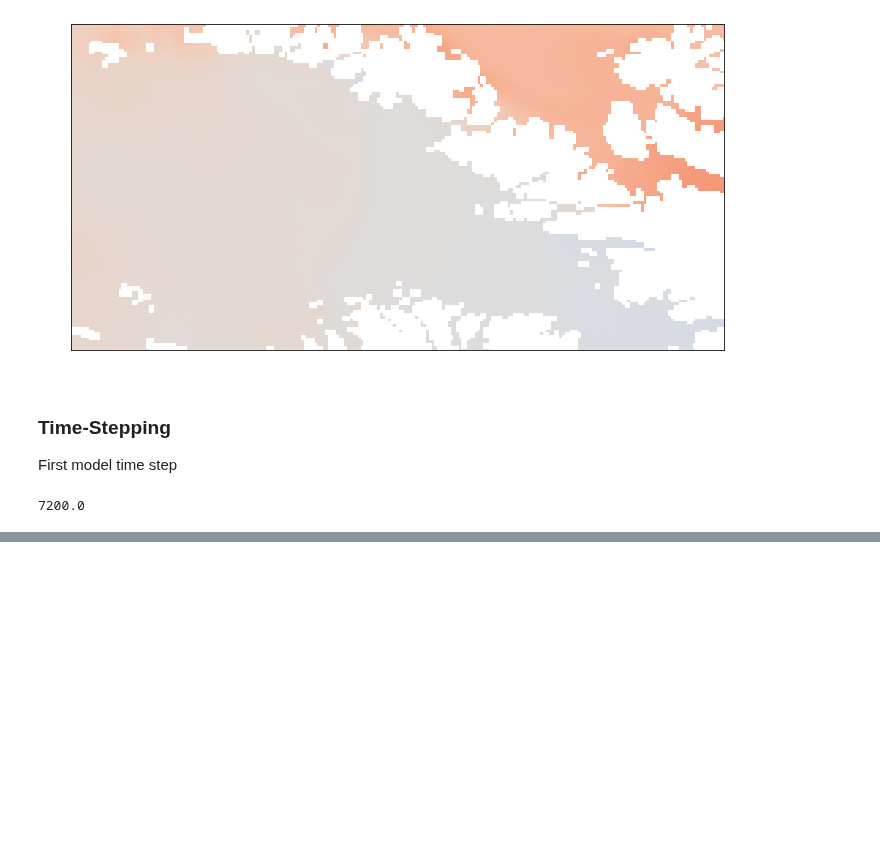
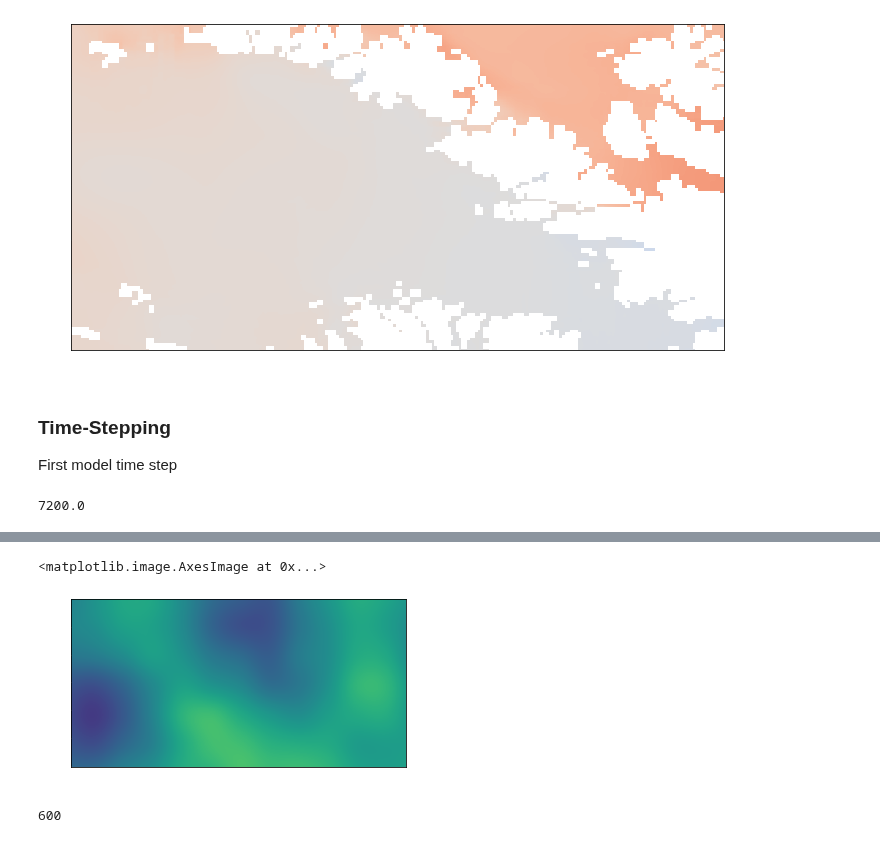
Before and after one commit to sintefmath/multilevelDA, a Jupyter notebook: notebooks/MultiResSim.ipynb, the cells around one changed output, grey strips where cells are left out. Saved outputs shown, nothing was run; the diff lists cells and outputs as text; code cells hidden in the pictures; blank space fills up the shorter version.

```diff
--- a/notebooks/MultiResSim.ipynb
+++ b/notebooks/MultiResSim.ipynb
@@ -370,0 +175,13 @@ pert_hv = hv_pert.download(sim.gpu_stream)
+# %%
+fine_loc = np.round(np.array(loc)*sim.dx/fine_dx, 3)
+fine_y0 = fine_loc[0][0]
+fine_x0 = fine_loc[0][1]
+fine_eta_pert = (1 - fine_x0%1 - fine_y0%1 + fine_x0%1*fine_y0%1) * eta_pert.data.get()[int(fine_y0):int(fine_y0+sim.children[0].ny+4),int(fine_x0):int(fine_x0+sim.children[0].nx+4)] \
+                +  (fine_x0%1 - fine_x0%1*fine_y0%1) * eta_pert.data.get()[int(fine_y0):int(fine_y0+sim.children[0].ny+4),int(fine_x0+1):int(fine_x0+sim.children[0].nx+5)] \
+                +  (fine_y0%1 - fine_x0%1*fine_y0%1) * eta_pert.data.get()[int(fine_y0+1):int(fine_y0+sim.children[0].ny+5),int(fine_x0):int(fine_x0+sim.children[0].nx+4)] \
+                +  fine_x0%1*fine_y0%1 * eta_pert.data.get()[int(fine_y0+1):int(fine_y0+sim.children[0].ny+5),int(fine_x0+1):int(fine_x0+sim.children[0].nx+5)]
+# %%
+plt.imshow(fine_eta_pert, vmin=-0.05, vmax=0.05, origin="lower")
+# %% [output]
+<matplotlib.image.AxesImage at 0x...>
+[figure, added]
@@ -370,0 +206,4 @@ pert_hv = hv_pert.download(sim.gpu_stream)
+# %%
+small_scale_model_error.nx
+# %% [output]
+600
```
Also changed, not shown: parts of 58 cells of this notebook.
